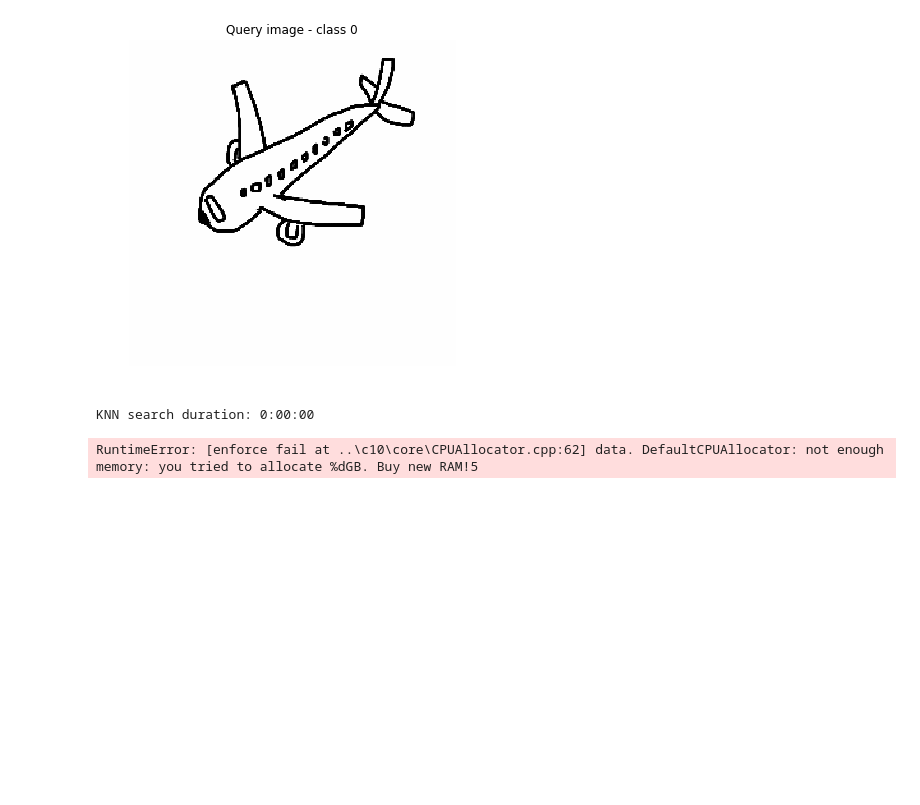
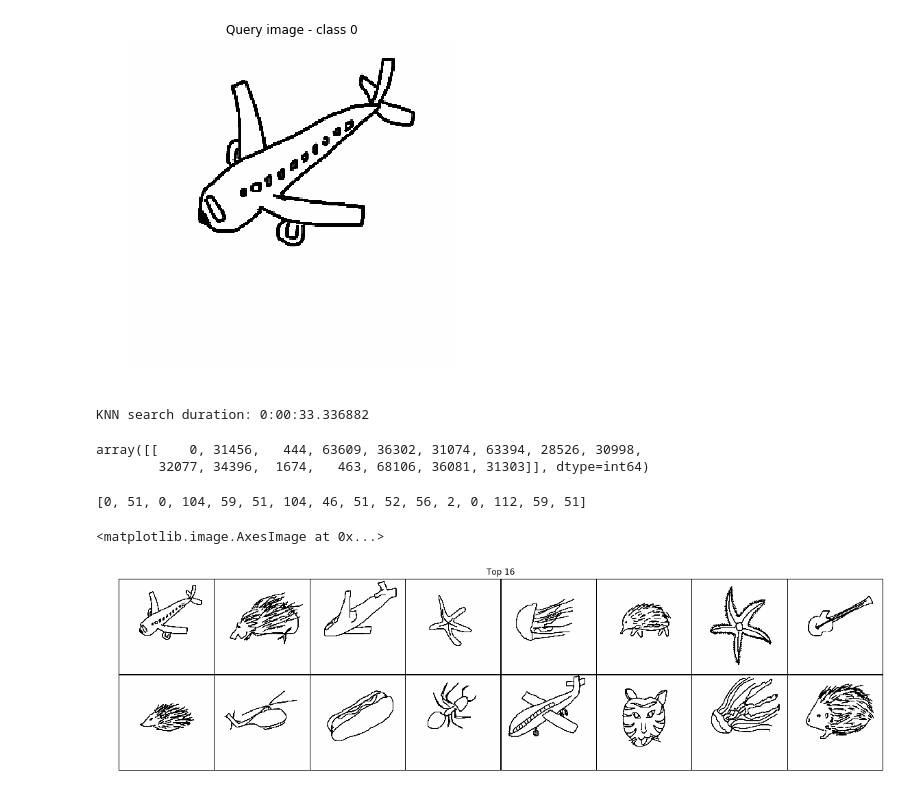
Before and after one commit to fcoclavero/vscvs, a Jupyter notebook: experiments/hog.ipynb, the cells around one changed output. Drawn from its saved outputs; the diff is of its cells as text; code cells hidden in the pictures; blank space fills up the shorter version.

```diff
--- a/experiments/hog.ipynb
+++ b/experiments/hog.ipynb
@@ -261,31 +261,39 @@ plt.imshow(np.transpose(vutils.make_grid(image[0].to(device)[:64], padding=2, no
 # %% [output]
 <matplotlib.image.AxesImage at 0x...>
 [figure]
+# %%
+import torchvision.utils as vutils
+
+from datetime import datetime
+from sklearn.neighbors import NearestNeighbors
+
+k = 16
+
+start = datetime.now()
+
+with torch.no_grad():
+    results  = NearestNeighbors(n_neighbors=k, algorithm='brute', metric='cosine').fit(torch.stack(vectors).squeeze())
+
+distances, indices = results.kneighbors(vectors[0].reshape(1,-1))
+
+print('KNN search duration: %s' % (datetime.now() - start))
+# %% [output]
+KNN search duration: 0:00:33.336882
+# %%
+indices
+# %% [output]
+array([[    0, 31456,   444, 63609, 36302, 31074, 63394, 28526, 30998,
+        32077, 34396,  1674,   463, 68106, 36081, 31303]], dtype=int64)
 # %%
-import torchvision.utils as vutils
+print([dataset[i][1] for i in indices[0]])
 
-from datetime import datetime
-from sklearn.neighbors import NearestNeighbors
-
-k = 16
-
-start = datetime.now()
-
-print('KNN search duration: %s' % (datetime.now() - start))
-
-with torch.no_grad():
-    results  = NearestNeighbors(n_neighbors=k, algorithm='brute', metric='cosine').fit(torch.stack(vectors).squeeze())
-
-distances, indices = results.kneighbors()
-
-print([result[1] for result in results[0:k]])
-
-top_k = torch.stack([dataset[i][0] for i, j, _ in results[0:k]])
+top_k = torch.stack([dataset[i][0] for i in indices[0]])
 
 plt.figure(figsize=(20,20))
 plt.axis("off")
 plt.title("Top %s" % k)
 plt.imshow(np.transpose(vutils.make_grid(top_k.to(device)[:64], padding=2, normalize=True).cpu(),(1,2,0)))
 # %% [output]
-KNN search duration: 0:00:00
+[0, 51, 0, 104, 59, 51, 104, 46, 51, 52, 56, 2, 0, 112, 59, 51]
-RuntimeError: [enforce fail at ..\c10\core\CPUAllocator.cpp:62] data. DefaultCPUAllocator: not enough memory: you tried to allocate %dGB. Buy new RAM!5
+<matplotlib.image.AxesImage at 0x...>
+[figure, added]
```
Also changed, not shown: 2 other files.
